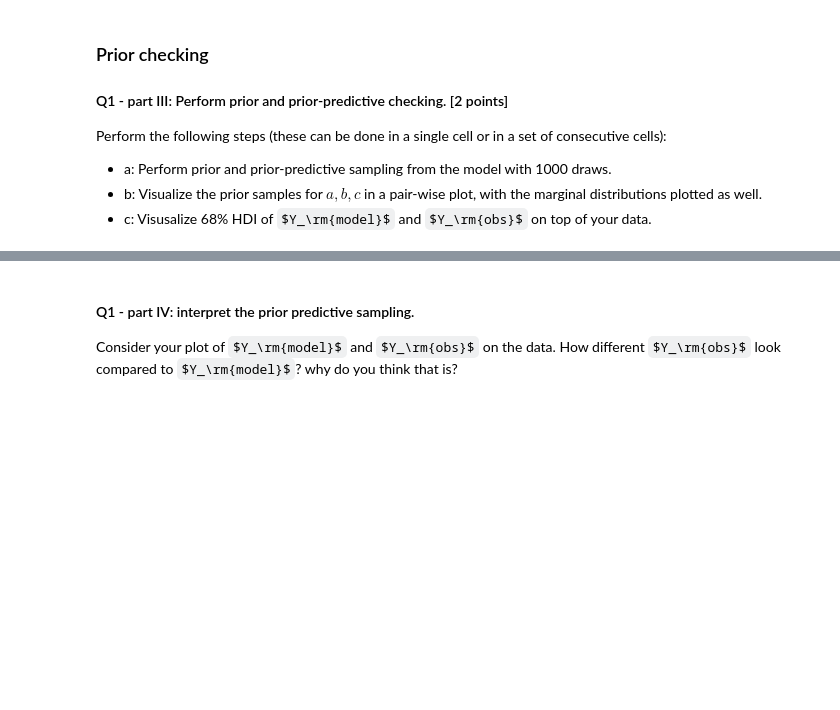
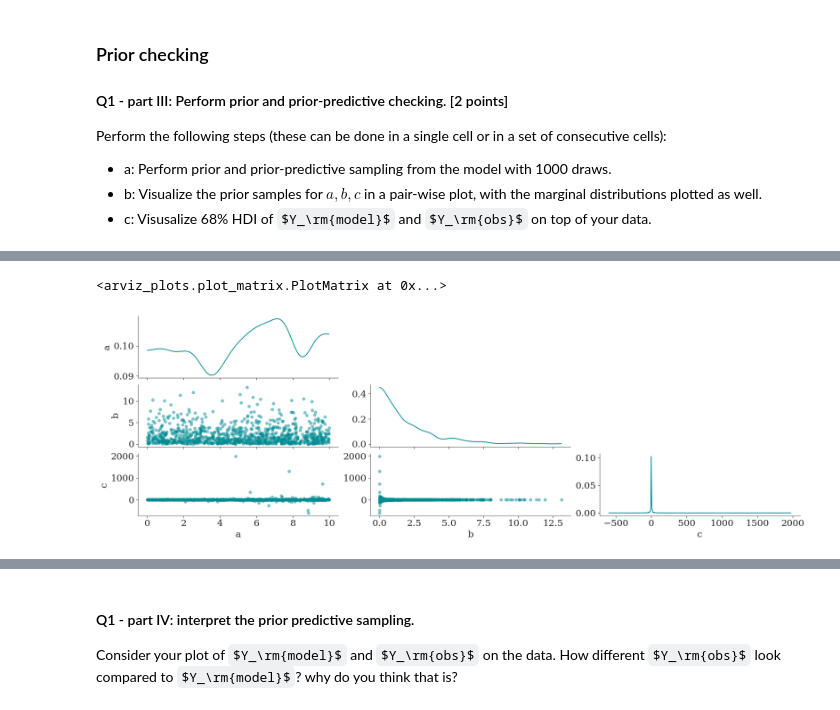
Before and after one commit to FlynnHolt/AstroStatsAssignment, a Jupyter notebook: Assignments/Assignment.ipynb, the cells around one changed output, grey strips where cells are left out. Cells and saved outputs as stored; diff of their text form; code cells hidden in the pictures; some formulas as TeX source; blank space fills up the shorter version.

```diff
--- a/Assignments/Assignment.ipynb
+++ b/Assignments/Assignment.ipynb
@@ -141,5 +141,14 @@ with pm.Model() as q1_model:
     y_obs = pm.Data('y_obs', DATA['x'])
     sigma_obs = pm.Data('sigma_obs', DATA['sigma_obs'])
 
+    a = pm.Uniform('a', lower=0, upper=10)
+    b = pm.Exponential('b', lam=0.5)
+    c = pm.Normal('c', mu=0, sigma=a/b)
+    Y_model = pm.Deterministic('Y_model', a * x**b + c)
+    Y_obs = pm.Normal('Y_obs', mu=Y_model, sigma=sigma_obs)
+
+# vars for plotting
+vars_I_care_about = ['a', 'b', 'c']
 
 # your plate notation here
+pm.model_to_graphviz(q1_model)
@@ -157,4 +168,6 @@ Perform the following steps (these can be done in a single cell or in a set of c
 # a:
 
 with q1_model:
-    q1_sample_prior_predictive =
+    q1_sample_prior_predictive = pm.sample_prior_predictive(draws=1000)
+
+q1_sample_prior_predictive
@@ -161,6 +192,11 @@ with q1_model:
 # %%
 # <your turn>
 # b:
+
+az.plot_pair(q1_sample_prior_predictive, group='prior', var_names=vars_I_care_about, marginal=True)
+# %% [output]
+<arviz_plots.plot_matrix.PlotMatrix at 0x...>
+[figure, added]
 # %%
 # <your turn>
 # c:
```
Also changed, not shown: parts of 5 cells of this notebook.
